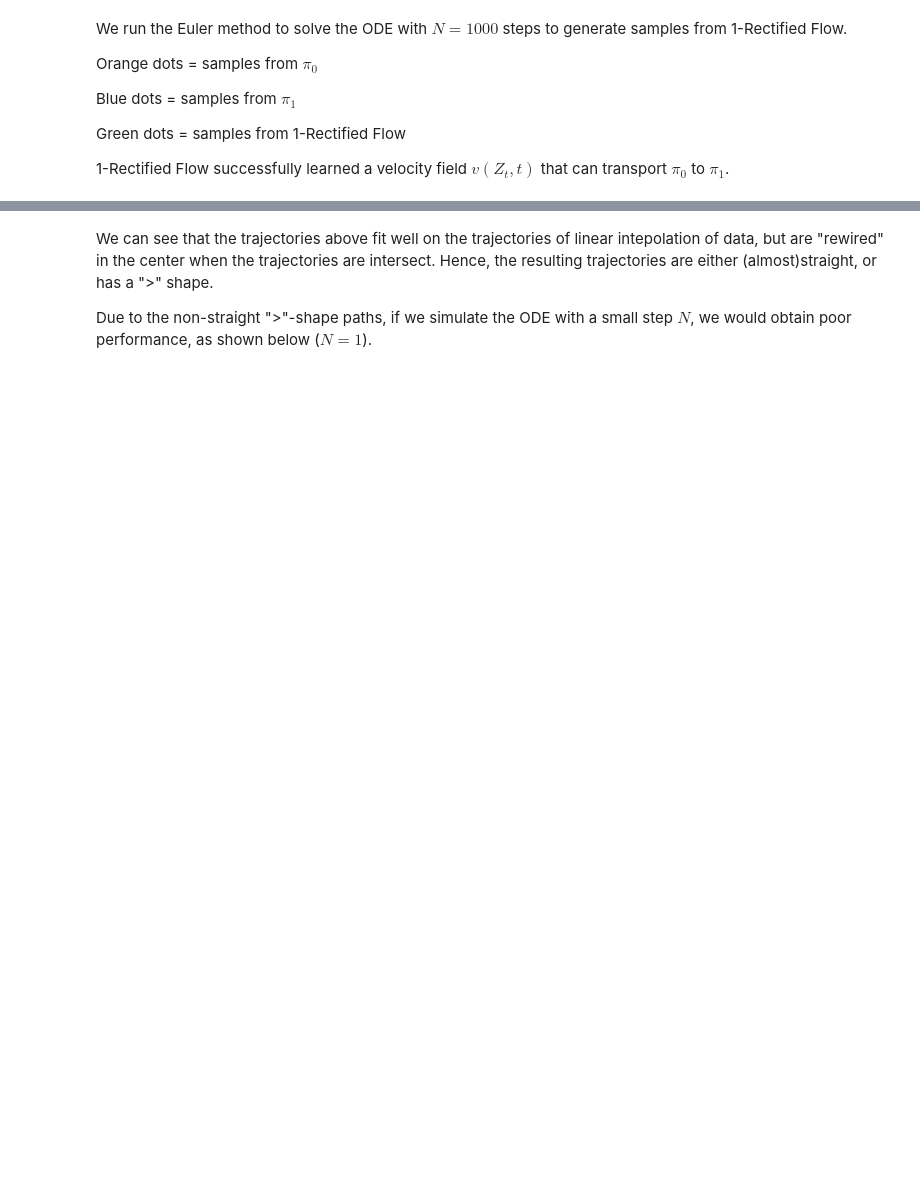
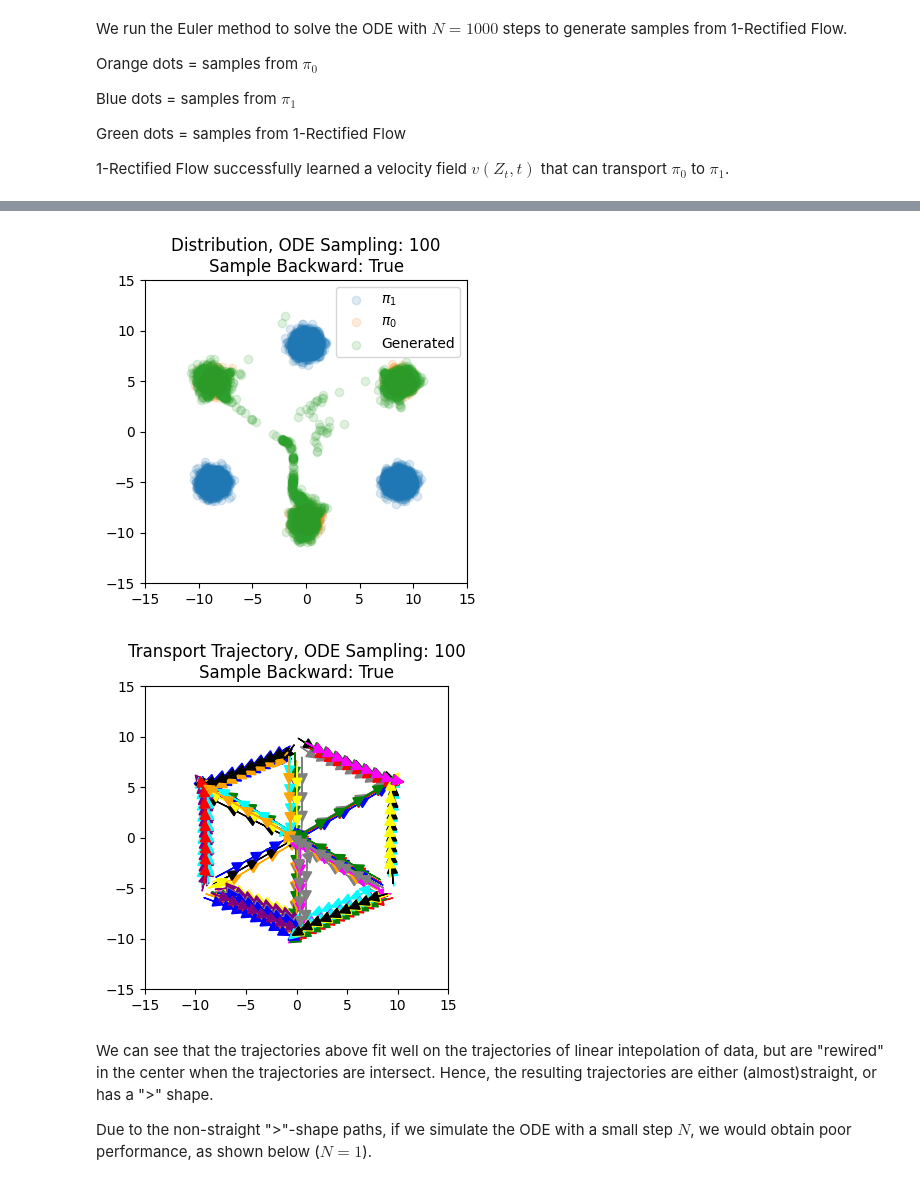
Before and after one commit to MohitLamba94/cheat-sheet, a Jupyter notebook: diffusers/experiments/text2video/RectifiedFlow/basics/Tutorial_Rectified_Flow_with_Neural_Network_02.ipynb, the cells around one changed output, grey strips where cells are left out. Saved outputs shown, nothing was run; the diff lists cells and outputs as text; code cells hidden in the pictures; blank space fills up the shorter version.

Commit message:
R1/R2-50k t-LogNorm Backward-Enabled

```diff
--- a/diffusers/experiments/text2video/RectifiedFlow/basics/Tutorial_Rectified_Flow_with_Neural_Network_02.ipynb
+++ b/diffusers/experiments/text2video/RectifiedFlow/basics/Tutorial_Rectified_Flow_with_Neural_Network_02.ipynb
@@ -90,14 +86,13 @@ We parameterize $v^X(z,t)$ with a 3-layer neural network.
 class MLP(nn.Module):
     def __init__(self, input_dim=2, hidden_num=100):
         super().__init__()
-        self.fc1 = nn.Linear(input_dim, hidden_num, bias=True) # input got 2 dims and time 1, thus input_dim+1
+        self.fc1 = nn.Linear(input_dim+1, hidden_num, bias=True) # input got 2 dims and time 1, thus input_dim+1
         self.fc2 = nn.Linear(hidden_num, hidden_num, bias=True)
         self.fc3 = nn.Linear(hidden_num, input_dim, bias=True)
-        self.act = lambda x: torch.tanh(x)
+        self.act = nn.Tanh() #lambda x: torch.tanh(x)
 
     def forward(self, x_input, t):
-        # inputs = torch.cat([x_input, t], dim=1)
-        inputs = torch.cat([x_input], dim=1)
+        inputs = torch.cat([x_input, t], dim=1)
         x = self.fc1(inputs)
         x = self.act(x)
         x = self.fc2(x)
@@ -208,18 +210,23 @@ def train_rectified_flow(rectified_flow, optimizer, pairs, batchsize, inner_iter
 Misc. code for plotting figures.
 # %%
 @torch.no_grad()
-def draw_plot(rectified_flow, z0, z1, N=None):
-  traj = rectified_flow.sample_ode(z0=z0, N=N)
+def draw_plot(rectified_flow, z0, z1, N=None, sample_backward=False):
+  if not sample_backward:
+    traj = rectified_flow.sample_ode(z0=z0, N=N, sample_backward=sample_backward)
+  else:
+    traj = rectified_flow.sample_ode(z0=z1, N=N, sample_backward=sample_backward)
+
 
   plt.figure(figsize=(4,4))
   plt.xlim(-M,M)
   plt.ylim(-M,M)
 
   plt.scatter(z1[:, 0].cpu().numpy(), z1[:, 1].cpu().numpy(), label=r'$\pi_1$', alpha=0.15)
-  plt.scatter(traj[0][:, 0].cpu().numpy(), traj[0][:, 1].cpu().numpy(), label=r'$\pi_0$', alpha=0.15)
+  plt.scatter(z0[:,0].cpu().numpy(), z0[:,1].cpu().numpy(), label=r'$\pi_0$', alpha=0.15)
   plt.scatter(traj[-1][:, 0].cpu().numpy(), traj[-1][:, 1].cpu().numpy(), label='Generated', alpha=0.15)
   plt.legend()
-  plt.title('Distribution')
+  ODE_sampling_steps = N if N is not None else rectified_flow.N
+  plt.title(f'Distribution, ODE Sampling: {ODE_sampling_steps}\nSample Backward: {sample_backward}')
   plt.tight_layout()
 
   traj_particles = torch.stack(traj)
@@ -243,7 +250,7 @@ def draw_plot(rectified_flow, z0, z1, N=None):
   ax.set_aspect('equal')
 
   colors = ['red', 'green', 'blue', 'orange', 'purple', 'cyan', 'magenta', 'yellow', 'black', 'gray']
-  for i in range(30):
+  for i in range(60):
       color = colors[i % len(colors)]
       seq = traj_particles[:,i,:].detach().cpu().numpy()
       for seq_index in range(seq.shape[0]-1):
@@ -254,7 +261,7 @@ def draw_plot(rectified_flow, z0, z1, N=None):
       dy = 0
       ax.arrow(seq[seq_index+1,0],seq[seq_index+1,1],dx,dy, head_width=0.1, head_length=0.1, color=color)
 
-  ax.set_title('Transport Trajectory')
+  ax.set_title(f'Transport Trajectory, ODE Sampling: {ODE_sampling_steps}\nSample Backward: {sample_backward}')
   plt.tight_layout()
 # %% [markdown]
 ## 1-Rectified Flow
@@ -272,10 +279,16 @@
 iterations = 50000
 batchsize = 2048
 input_dim = 2
+import os
 
 rectified_flow_1 = RectifiedFlow(model=MLP(input_dim, hidden_num=100), num_steps=100)
-optimizer = torch.optim.Adam(rectified_flow_1.model.parameters(), lr=5e-3)
+if os.path.exists("rectified_flow_1_model.pth"):
+    rectified_flow_1.model = torch.load("rectified_flow_1_model.pth", map_location=torch.device('cuda:0'))
+else:
+    optimizer = torch.optim.Adam(rectified_flow_1.model.parameters(), lr=5e-3)
 
-rectified_flow_1, loss_curve = train_rectified_flow(rectified_flow_1, optimizer, x_pairs, batchsize, iterations)
-plt.plot(np.linspace(0, iterations, iterations+1), loss_curve[:(iterations+1)])
-plt.title('Training Loss Curve')
+    rectified_flow_1, loss_curve = train_rectified_flow(rectified_flow_1, optimizer, x_pairs, batchsize, iterations)
+    torch.save(rectified_flow_1.model,"rectified_flow_1_model.pth")
+
+    plt.plot(np.linspace(0, iterations, iterations+1), loss_curve[:(iterations+1)])
+    plt.title('Training Loss Curve')
@@ -300,3 +310,8 @@ draw_plot(rectified_flow_1, z0=initial_model.sample([2000]), z1=samples_1.detach
+# %%
+draw_plot(rectified_flow_1, z0=initial_model.sample([2000]), z1=samples_1.detach().clone(), N=100, sample_backward=True)
+# %% [output]
+[figure, added]
+[figure, added]
 # %% [markdown]
 We can see that the trajectories above fit well on the trajectories of linear intepolation of data, but are "rewired" in the center when the trajectories are intersect. Hence, the resulting trajectories are either (almost)straight, or has a ">" shape.
 
```
Also changed, not shown: parts of 21 cells of this notebook, 2 other files.
